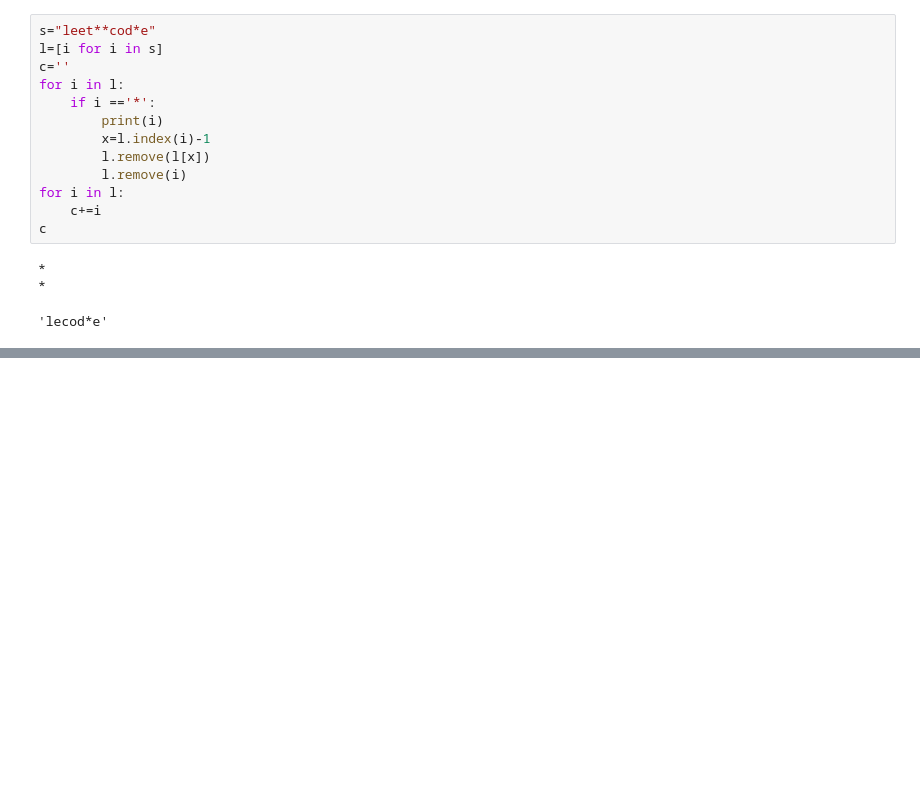
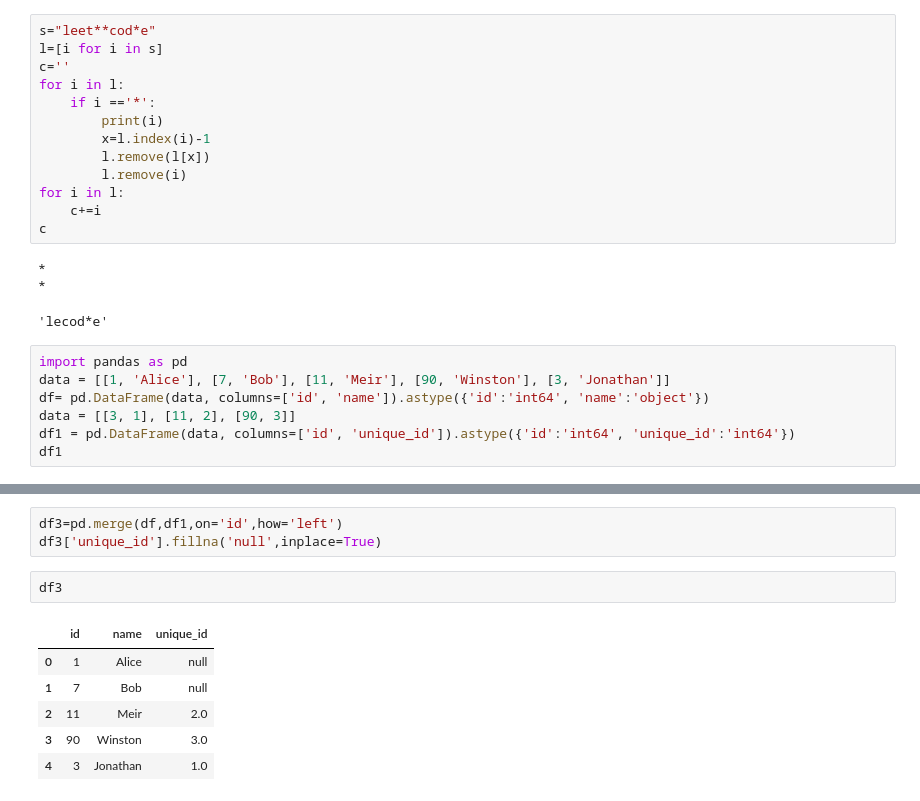
Before and after one commit to 2000pawan/Data_Science., a Jupyter notebook: Misc.ipynb, the cells around one changed output, grey strips where cells are left out. Drawn from its saved outputs; the diff is of its cells as text; blank space fills up the shorter version.

```diff
--- a/Misc.ipynb
+++ b/Misc.ipynb
@@ -1093,3 +1093,10 @@ c
 *
 *
 'lecod*e'
+# %%
+import pandas as pd
+data = [[1, 'Alice'], [7, 'Bob'], [11, 'Meir'], [90, 'Winston'], [3, 'Jonathan']]
+df= pd.DataFrame(data, columns=['id', 'name']).astype({'id':'int64', 'name':'object'})
+data = [[3, 1], [11, 2], [90, 3]]
+df1 = pd.DataFrame(data, columns=['id', 'unique_id']).astype({'id':'int64', 'unique_id':'int64'})
+df1
@@ -1095,0 +1117,12 @@ c
+# %%
+df3=pd.merge(df,df1,on='id',how='left')
+df3['unique_id'].fillna('null',inplace=True)
+# %%
+df3
+# %% [output]
+|  | id | name | unique_id |
+| 0 | 1 | Alice | null |
+| 1 | 7 | Bob | null |
+| 2 | 11 | Meir | 2.0 |
+| 3 | 90 | Winston | 3.0 |
+| 4 | 3 | Jonathan | 1.0 |
```
Also changed, not shown: parts of 2 cells of this notebook, 1 other file.
